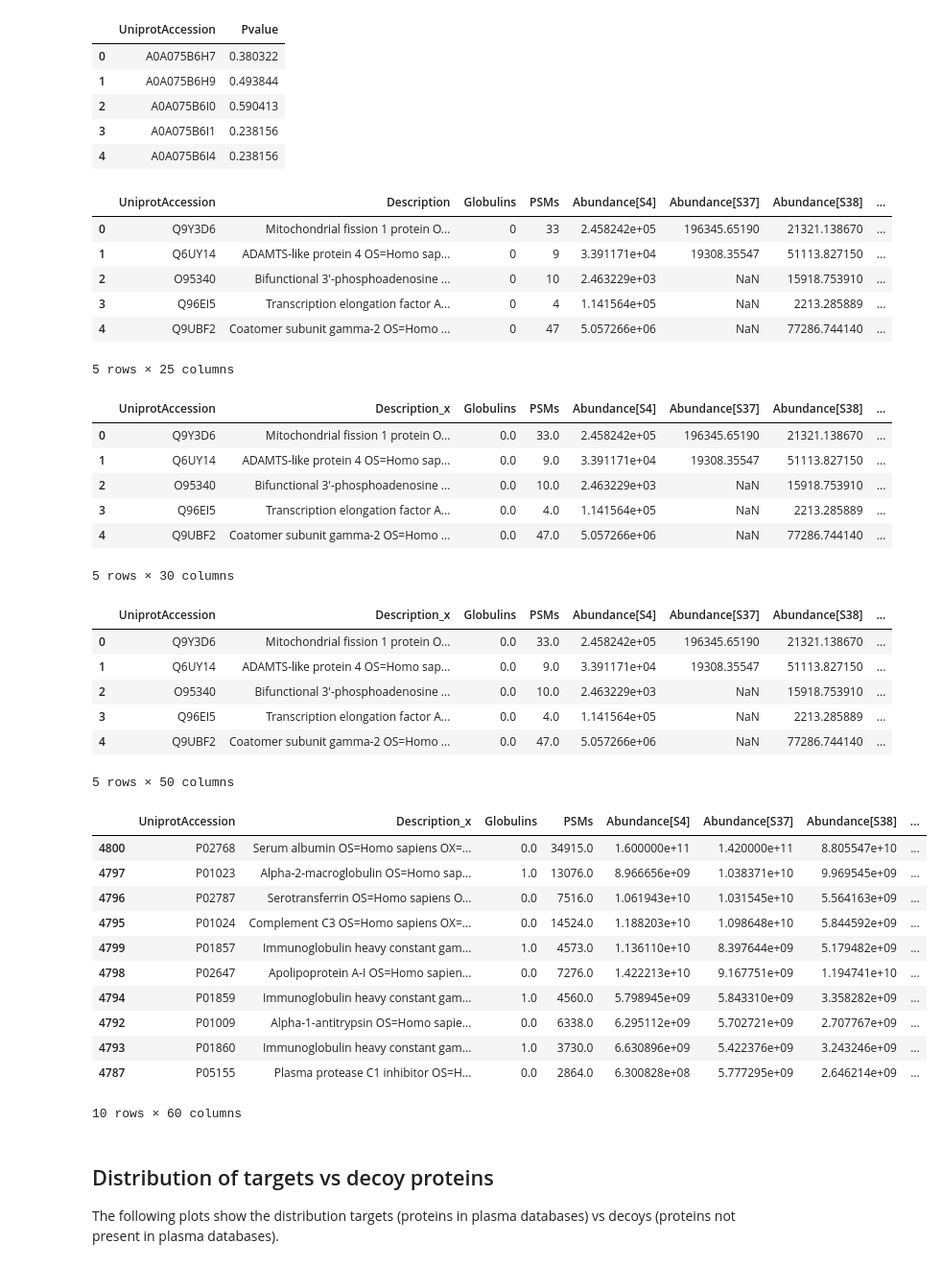
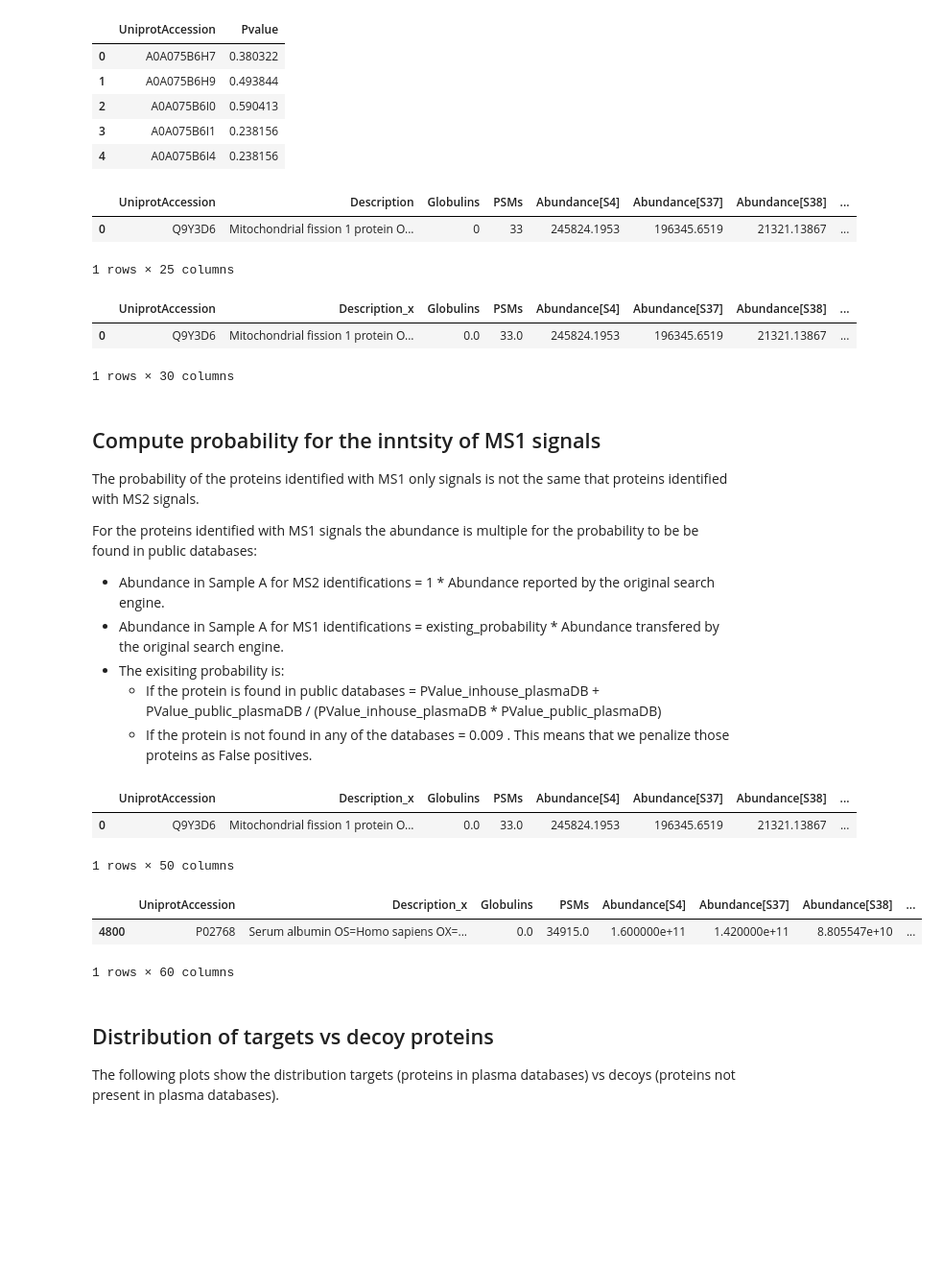
Before and after one commit to ypriverol/ms1, a Jupyter notebook: analyze-ms1-data.ipynb, the cells around one changed output. Shown: that part at 96% size. Cells and saved outputs as stored; diff of their text form; code cells hidden in the pictures; blank space fills up the shorter version.

```diff
--- a/analyze-ms1-data.ipynb
+++ b/analyze-ms1-data.ipynb
@@ -48,27 +48,31 @@ inhouse_plasma_proteome.head()
 | 4 | A0A075B6I4 | 0.238156 |
 # %%
 dataset = pd.read_csv("data/sample-example.csv")
-dataset.head()
+dataset.head(1)
 # %% [output]
 |  | UniprotAccession | Description | Globulins | PSMs | Abundance[S4] | Abundance[S37] | Abundance[S38] | ... |
-| 0 | Q9Y3D6 | Mitochondrial fission 1 protein O... | 0 | 33 | 2.458242e+05 | 196345.65190 | 21321.138670 | ... |
-| 1 | Q6UY14 | ADAMTS-like protein 4 OS=Homo sap... | 0 | 9 | 3.391171e+04 | 19308.35547 | 51113.827150 | ... |
-| 2 | O95340 | Bifunctional 3'-phosphoadenosine ... | 0 | 10 | 2.463229e+03 | NaN | 15918.753910 | ... |
-| 3 | Q96EI5 | Transcription elongation factor A... | 0 | 4 | 1.141564e+05 | NaN | 2213.285889 | ... |
-| 4 | Q9UBF2 | Coatomer subunit gamma-2 OS=Homo ... | 0 | 47 | 5.057266e+06 | NaN | 77286.744140 | ... |
+| 0 | Q9Y3D6 | Mitochondrial fission 1 protein O... | 0 | 33 | 245824.1953 | 196345.6519 | 21321.13867 | ... |
-5 rows × 25 columns
+1 rows × 25 columns
 # %%
 dataset = pd.merge(dataset, inhouse_plasma_proteome, on="UniprotAccession", how='outer')
 dataset = pd.merge(dataset, public_plasma_proteome, on="Gene", how='outer')
-dataset.head()
+dataset.head(1)
 # %% [output]
 |  | UniprotAccession | Description_x | Globulins | PSMs | Abundance[S4] | Abundance[S37] | Abundance[S38] | ... |
-| 0 | Q9Y3D6 | Mitochondrial fission 1 protein O... | 0.0 | 33.0 | 2.458242e+05 | 196345.65190 | 21321.138670 | ... |
-| 1 | Q6UY14 | ADAMTS-like protein 4 OS=Homo sap... | 0.0 | 9.0 | 3.391171e+04 | 19308.35547 | 51113.827150 | ... |
-| 2 | O95340 | Bifunctional 3'-phosphoadenosine ... | 0.0 | 10.0 | 2.463229e+03 | NaN | 15918.753910 | ... |
-| 3 | Q96EI5 | Transcription elongation factor A... | 0.0 | 4.0 | 1.141564e+05 | NaN | 2213.285889 | ... |
-| 4 | Q9UBF2 | Coatomer subunit gamma-2 OS=Homo ... | 0.0 | 47.0 | 5.057266e+06 | NaN | 77286.744140 | ... |
+| 0 | Q9Y3D6 | Mitochondrial fission 1 protein O... | 0.0 | 33.0 | 245824.1953 | 196345.6519 | 21321.13867 | ... |
-5 rows × 30 columns
+1 rows × 30 columns
+# %% [markdown]
+## Compute probability for the inntsity of MS1 signals
+
+The probability of the proteins identified with MS1 only signals is not the same that proteins identified with MS2 signals.
+
+For the proteins identified with MS1 signals the abundance is multiple for the probability to be be found in public databases:
+
+ - Abundance in Sample A for MS2 identifications = 1 * Abundance reported by the original search engine.
+ - Abundance in Sample A for MS1 identifications = existing_probability * Abundance transfered by the original search engine.
+ - The exisiting probability is:
+   - If the protein is found in public databases = PValue_inhouse_plasmaDB + PValue_public_plasmaDB / (PValue_inhouse_plasmaDB * PValue_public_plasmaDB)
+   - If the protein is not found in any of the databases = 0.009 . This means that we penalize those proteins as False positives.
 # %%
 def compute_probability(row, sample):
     if np.isnan(row['Pvalue']):
@@ -112,44 +116,31 @@ samples = np.unique(np.array(samples))
 for sample in samples:
     dataset['AbundanceRecall[' + sample + ']'] = dataset.apply(lambda row: compute_probability(row, sample), axis=1)
     dataset['Decoy[' + sample + ']'] = dataset.apply(lambda row: is_decoy(row), axis=1)
-dataset.head()
+dataset.head(1)
 # %% [output]
 |  | UniprotAccession | Description_x | Globulins | PSMs | Abundance[S4] | Abundance[S37] | Abundance[S38] | ... |
-| 0 | Q9Y3D6 | Mitochondrial fission 1 protein O... | 0.0 | 33.0 | 2.458242e+05 | 196345.65190 | 21321.138670 | ... |
-| 1 | Q6UY14 | ADAMTS-like protein 4 OS=Homo sap... | 0.0 | 9.0 | 3.391171e+04 | 19308.35547 | 51113.827150 | ... |
-| 2 | O95340 | Bifunctional 3'-phosphoadenosine ... | 0.0 | 10.0 | 2.463229e+03 | NaN | 15918.753910 | ... |
-| 3 | Q96EI5 | Transcription elongation factor A... | 0.0 | 4.0 | 1.141564e+05 | NaN | 2213.285889 | ... |
-| 4 | Q9UBF2 | Coatomer subunit gamma-2 OS=Homo ... | 0.0 | 47.0 | 5.057266e+06 | NaN | 77286.744140 | ... |
+| 0 | Q9Y3D6 | Mitochondrial fission 1 protein O... | 0.0 | 33.0 | 245824.1953 | 196345.6519 | 21321.13867 | ... |
-5 rows × 50 columns
+1 rows × 50 columns
 # %%
 for sample in samples:
 
     dataset = dataset.sort_values(by=['AbundanceRecall[' + sample + ']'], ascending=False)
     fdr_values = []
     decoy_count = 0
     target_count = 0
     for index, row in dataset.iterrows():
         if row['Decoy[' + sample + ']'] == 1:
             decoy_count += 1
         else:
             target_count += 1
         fdr = float(decoy_count)/float(decoy_count + target_count)
         fdr_values.append(fdr)
     dataset['FDR[' + sample + ']'] = fdr_values
-dataset.head(10)
+dataset.head(1)
 # %% [output]
 |  | UniprotAccession | Description_x | Globulins | PSMs | Abundance[S4] | Abundance[S37] | Abundance[S38] | ... |
 | 4800 | P02768 | Serum albumin OS=Homo sapiens OX=... | 0.0 | 34915.0 | 1.600000e+11 | 1.420000e+11 | 8.805547e+10 | ... |
-| 4797 | P01023 | Alpha-2-macroglobulin OS=Homo sap... | 1.0 | 13076.0 | 8.966656e+09 | 1.038371e+10 | 9.969545e+09 | ... |
-| 4796 | P02787 | Serotransferrin OS=Homo sapiens O... | 0.0 | 7516.0 | 1.061943e+10 | 1.031545e+10 | 5.564163e+09 | ... |
-| 4795 | P01024 | Complement C3 OS=Homo sapiens OX=... | 0.0 | 14524.0 | 1.188203e+10 | 1.098648e+10 | 5.844592e+09 | ... |
-| 4799 | P01857 | Immunoglobulin heavy constant gam... | 1.0 | 4573.0 | 1.136110e+10 | 8.397644e+09 | 5.179482e+09 | ... |
-| 4798 | P02647 | Apolipoprotein A-I OS=Homo sapien... | 0.0 | 7276.0 | 1.422213e+10 | 9.167751e+09 | 1.194741e+10 | ... |
-| 4794 | P01859 | Immunoglobulin heavy constant gam... | 1.0 | 4560.0 | 5.798945e+09 | 5.843310e+09 | 3.358282e+09 | ... |
-| 4792 | P01009 | Alpha-1-antitrypsin OS=Homo sapie... | 0.0 | 6338.0 | 6.295112e+09 | 5.702721e+09 | 2.707767e+09 | ... |
-| 4793 | P01860 | Immunoglobulin heavy constant gam... | 1.0 | 3730.0 | 6.630896e+09 | 5.422376e+09 | 3.243246e+09 | ... |
-| 4787 | P05155 | Plasma protease C1 inhibitor OS=H... | 0.0 | 2864.0 | 6.300828e+08 | 5.777295e+09 | 2.646214e+09 | ... |
-10 rows × 60 columns
+1 rows × 60 columns
 # %% [markdown]
 ## Distribution of targets vs decoy proteins
 
```
Also changed, not shown: parts of 3 cells of this notebook.
